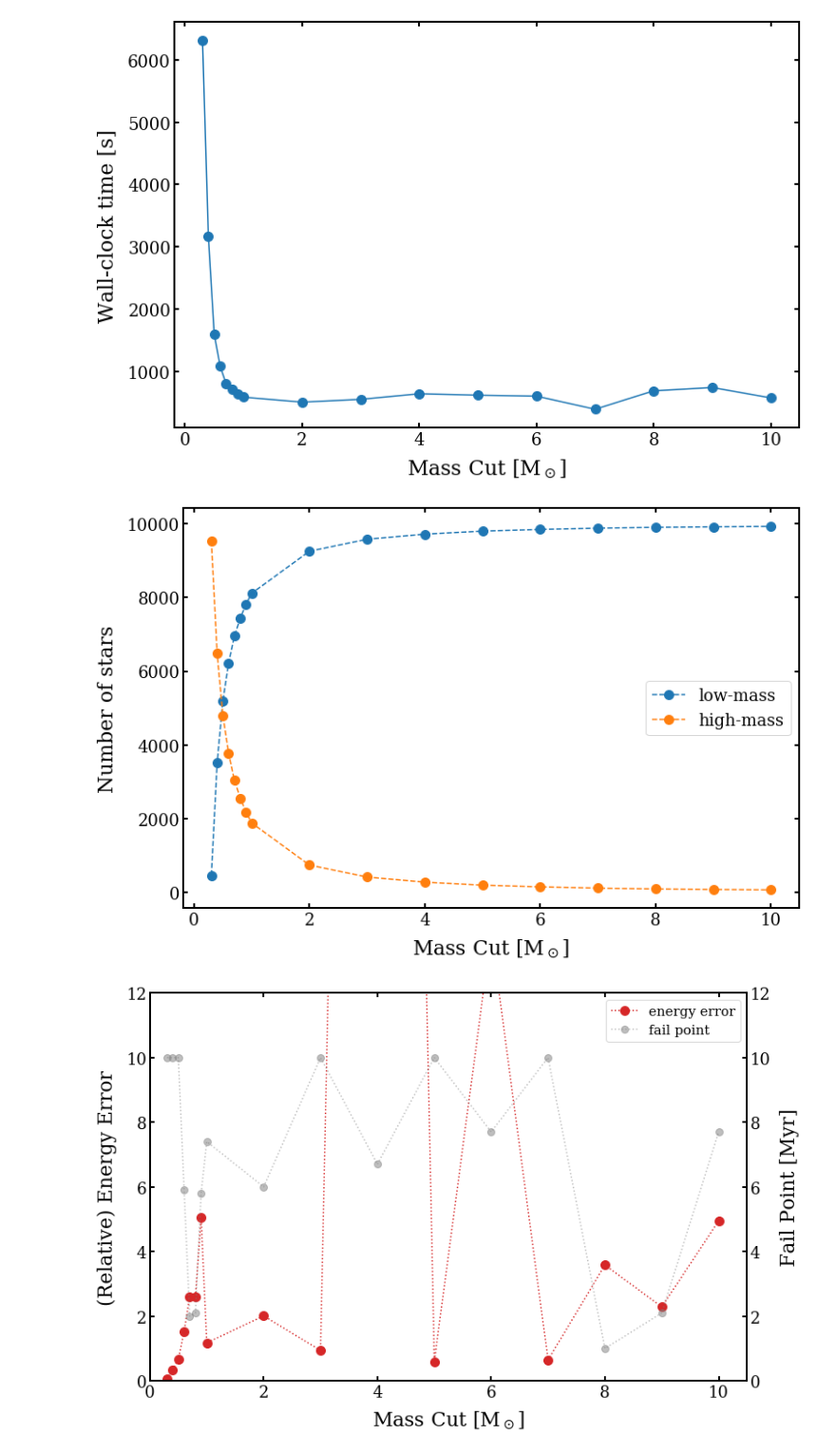
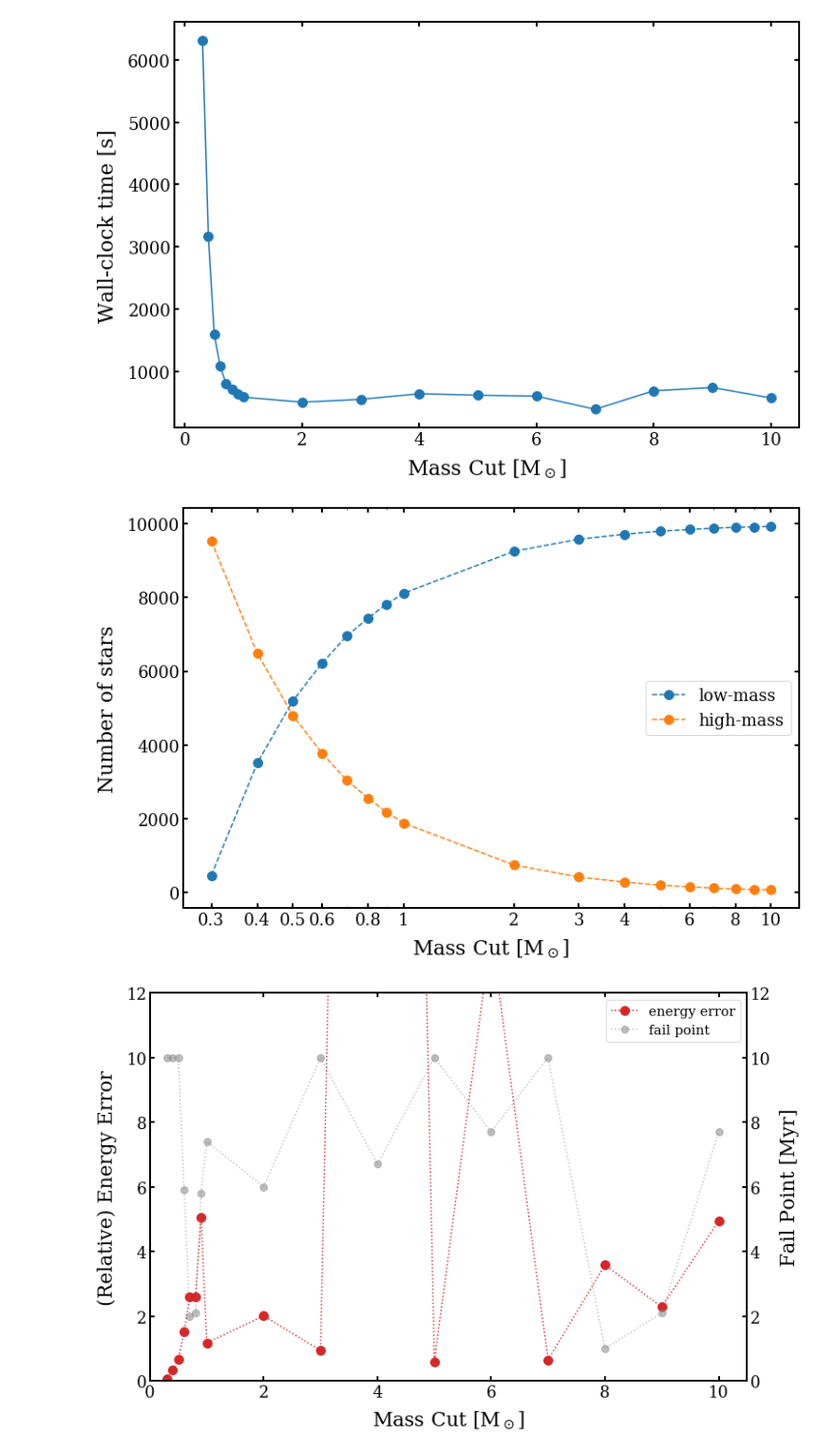
Before and after one commit to Chrisvb95/Computational-Astrophysics-CSY, a Jupyter notebook: Assignment_2/plot_mCut.ipynb, the cells around one changed output. Shown: that part at 95% size. Saved outputs shown, nothing was run; the diff lists cells and outputs as text; code cells hidden in the pictures.

```diff
--- a/Assignment_2/plot_mCut.ipynb
+++ b/Assignment_2/plot_mCut.ipynb
@@ -34,15 +34,18 @@ mCuts, n_low, n_high = np.loadtxt('n_low_high.txt', delimiter=',').transpose()
 # %%
 fig = plt.figure(figsize=(12,8))
 ax = fig.add_subplot(111)
 ax.set_xlabel(r'Mass Cut [M$_\odot$]')
 ax.set_ylabel('Number of stars')
 ax.plot(mCuts, n_low, '--o', ms=10, label='low-mass')
 ax.plot(mCuts, n_high, '--o', ms=10, label='high-mass')
+ax.set_xscale('log')
+ax.xaxis.set_ticks([0.3, 0.4, 0.5, 0.6, 0.8, 1, 2, 3, 4, 6, 8, 10])
+ax.set_xticklabels([0.3, 0.4, 0.5, 0.6, 0.8, 1, 2, 3, 4, 6, 8, 10])
 ax.legend()
 fig.savefig('report_plot/number_low_high.jpg', dpi=300, bbox_inches='tight')
 None
 # %% [output]
-[figure, old version]
+[figure, new version]
 # %%
 ee_list = np.empty(n_mCut)
 fail_points = np.empty(n_mCut)
```
Also changed, not shown: parts of 2 cells of this notebook, 10 other files.
